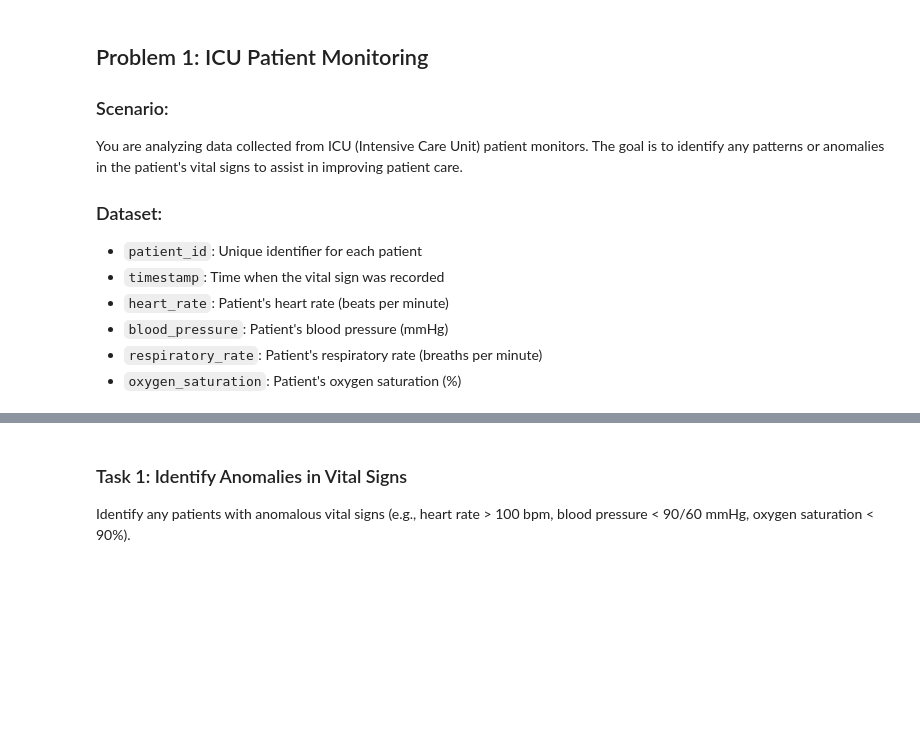
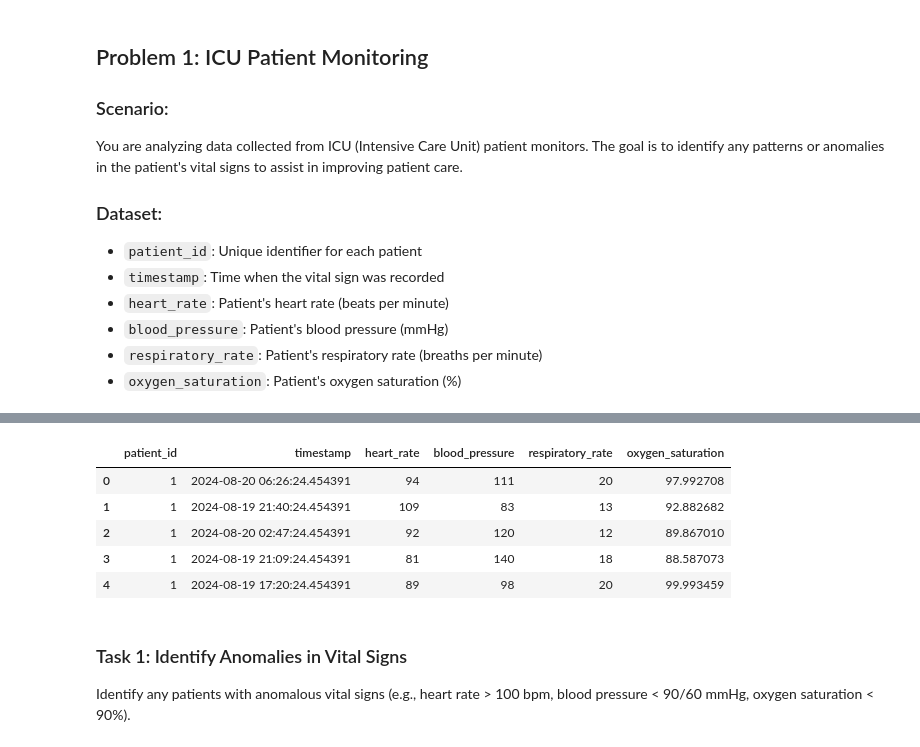
Before and after one commit to stawiskm/pythoncourse, a Jupyter notebook: Coding/Level X (Done)/Py03-pandas.ipynb, the cells around one changed output, grey strips where cells are left out. Cells and saved outputs as stored; diff of their text form; code cells hidden in the pictures; blank space fills up the shorter version.

```diff
--- a/Coding/Level X (Done)/Py03-pandas.ipynb
+++ b/Coding/Level X (Done)/Py03-pandas.ipynb
@@ -18,9 +44,16 @@ You are analyzing data collected from ICU (Intensive Care Unit) patient monitors
 # %%
 # Load the ICU dataset
 # TODO: Replace 'icu_data.csv' with the actual file name
 import pandas as pd
-icu_df = pd.read_csv('icu_data.csv')
+icu_df = pd.read_csv('https://raw.githubusercontent.com/stawiskm/pythoncourse/student/Coding/Data/icu_data.csv')
 icu_df.head()
+# %% [output]
+|  | patient_id | timestamp | heart_rate | blood_pressure | respiratory_rate | oxygen_saturation |
+| 0 | 1 | 2024-08-20 06:26:24.454391 | 94 | 111 | 20 | 97.992708 |
+| 1 | 1 | 2024-08-19 21:40:24.454391 | 109 | 83 | 13 | 92.882682 |
+| 2 | 1 | 2024-08-20 02:47:24.454391 | 92 | 120 | 12 | 89.867010 |
+| 3 | 1 | 2024-08-19 21:09:24.454391 | 81 | 140 | 18 | 88.587073 |
+| 4 | 1 | 2024-08-19 17:20:24.454391 | 89 | 98 | 20 | 99.993459 |
 # %% [markdown]
 ### Task 1: Identify Anomalies in Vital Signs
 Identify any patients with anomalous vital signs (e.g., heart rate > 100 bpm, blood pressure < 90/60 mmHg, oxygen saturation < 90%).
```
Also changed, not shown: parts of 14 cells of this notebook.
